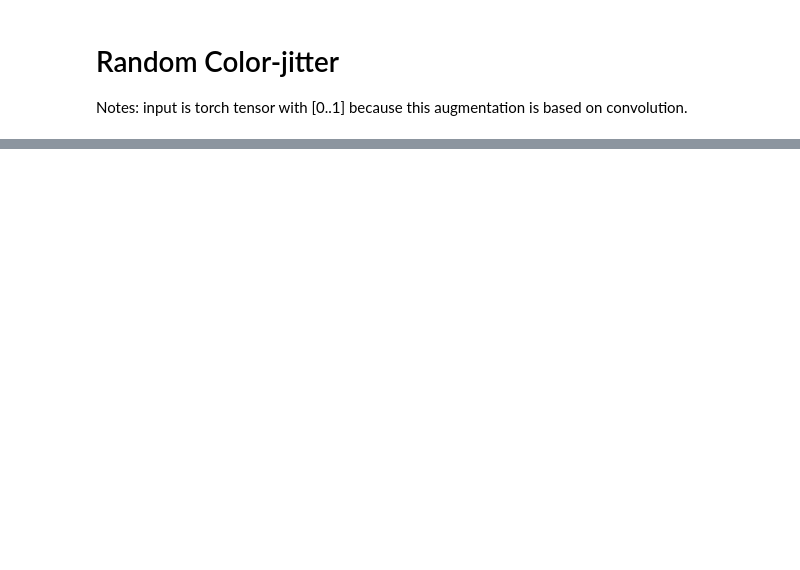
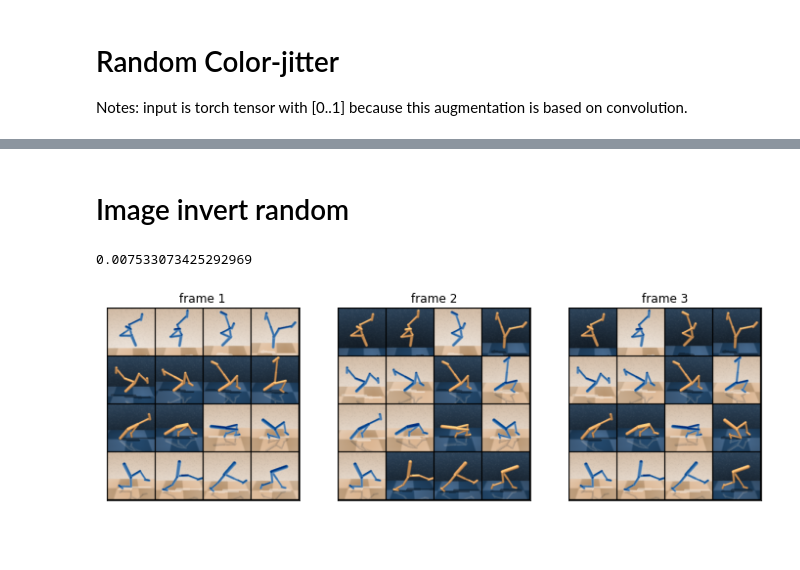
Before and after one commit to MishaLaskin/rad, a Jupyter notebook: Data Aug Visualization.ipynb, the cells around one changed output, grey strips where cells are left out. Saved outputs shown, nothing was run; the diff lists cells and outputs as text; code cells hidden in the pictures; blank space fills up the shorter version.

```diff
--- a/Data Aug Visualization.ipynb
+++ b/Data Aug Visualization.ipynb
@@ -416,0 +505,30 @@ GPU is 10.5X faster than CPU
+# %% [markdown]
+# Image invert random
+# %%
+import random
+def img_invert(imgs):
+    n, c, h, w = imgs.shape
+    frames = c // 3
+    imgs_invert = imgs.clone()
+    imgs_invert = imgs_invert.view([n,frames,3,h,w])
+    for idx in range(n):
+        for frame in range(frames):
+            rand = random.random()
+            if rand>0.5:
+                img_to_invert = imgs_invert[idx, frame, :, :, :]
+                imgs_invert[idx, frame, :, :, :] = 255-img_to_invert
+    imgs_invert = imgs_invert.reshape(n,-1,h,w)
+    return imgs_invert
+
+device = torch.device('cuda')
+start = time()
+
+col_shuffle_x = img_invert(torch.from_numpy(stacked_x))
+end = time()-start
+print(end)
+show_stacked_imgs(col_shuffle_x.cpu().numpy())
+# %% [output]
+0.007533073425292969
+[figure, added]
+# %% [markdown]
+#
```
Also changed, not shown: parts of 14 cells of this notebook, 3 other files.
